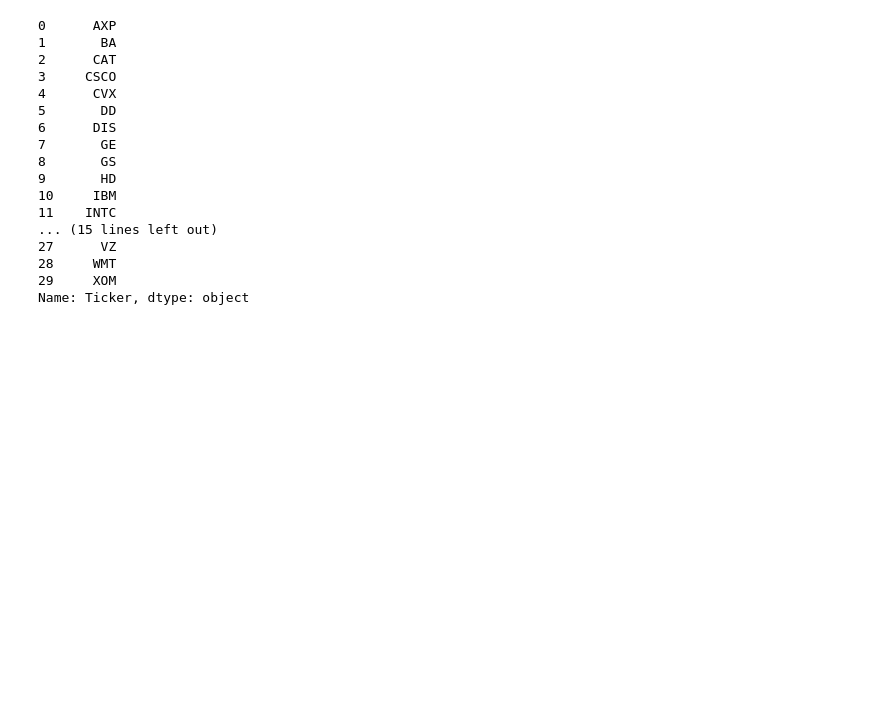
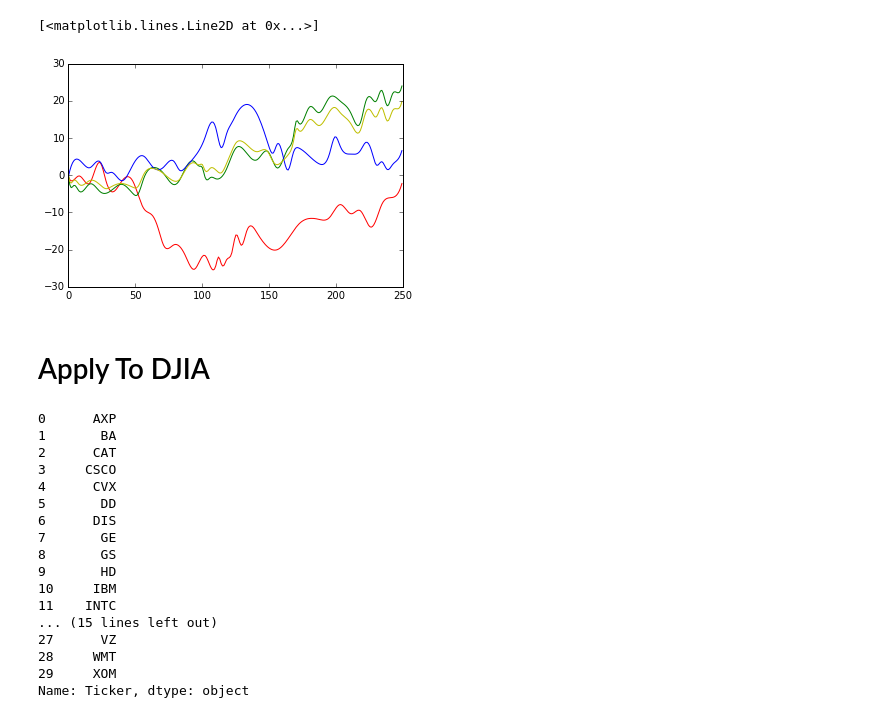
Before and after one commit to MarkDunne/final-year-project, a Jupyter notebook: work/Stable Portfolio.ipynb, the cells around one changed output. Saved outputs shown, nothing was run; the diff lists cells and outputs as text; code cells hidden in the pictures; blank space fills up the shorter version.

```diff
--- a/work/Stable Portfolio.ipynb
+++ b/work/Stable Portfolio.ipynb
@@ -45,7 +46,8 @@ def loss_func(x, y):
     assert len(x) == len(y), "x and y different lengths"
     for i in range(1, len(x)):
          actual_dist += np.sqrt((x[i] - x[i-1]) ** 2 + (y[i] - y[i-1]) ** 2)
-    return actual_dist / min_dist
+    slope = (y[-1] - y[0]) / (x[-i] - x[0])
+    return (actual_dist / min_dist)
 # %%
 print loss_func(X, Ay)
 print loss_func(X, By)
@@ -85,0 +92,28 @@ plt.plot(X, best_y, color='y', label='Optimal')
+# %%
+def loss_func(x, y):
+    min_dist = np.sqrt((x[0] - x[-1]) ** 2 + (y[0] - y[-1]) ** 2)
+    actual_dist = 0.0
+    assert len(x) == len(y), "x and y different lengths"
+    for i in range(1, len(x)):
+         actual_dist += np.sqrt((x[i] - x[i-1]) ** 2 + (y[i] - y[i-1]) ** 2)
+    slope = (y[-1] - y[0]) / len(x)
+
+    std = np.diff(y).std()
+    mov = np.diff(y).mean()
+
+    return (actual_dist * std) / (min_dist * slope) + mov
+
+def loss_func2(weights):
+    scaled = (np.array([Ay, By, Cy]).T * weights).T
+    y = np.sum(scaled, axis=0)
+    error = loss_func(X, y)
+    return error
+
+x0 = np.array([.3, .3, .3])
+cons = ({'type': 'eq', 'fun': lambda x: np.sum(x)-1})
+res = minimize(loss_func2, x0, method='SLSQP', constraints=cons, options={'disp': True, 'maxiter': 1000})
+
+scaled = (np.array([Ay, By, Cy]).T * res.x).T
+best_y = np.sum(scaled, axis=0)
+
+res.x
@@ -86,3 +127,13 @@ plt.plot(X, best_y, color='y', label='Optimal')
+# %%
+plt.plot(X, Ay, color='r', label='Process A')
+plt.plot(X, By, color='g', label='Process B')
+plt.plot(X, Cy, color='b', label='Process C')
+plt.plot(X, best_y, color='y', label='Optimal')
+# %% [output]
+[<matplotlib.lines.Line2D at 0x...>]
+[figure, added]
+# %% [markdown]
+# Apply To DJIA
 # %%
 DJIA = pd.read_csv('../data/DowJonesIA.csv')
 # %%
```
Also changed, not shown: parts of 7 cells of this notebook, 4 other files.
